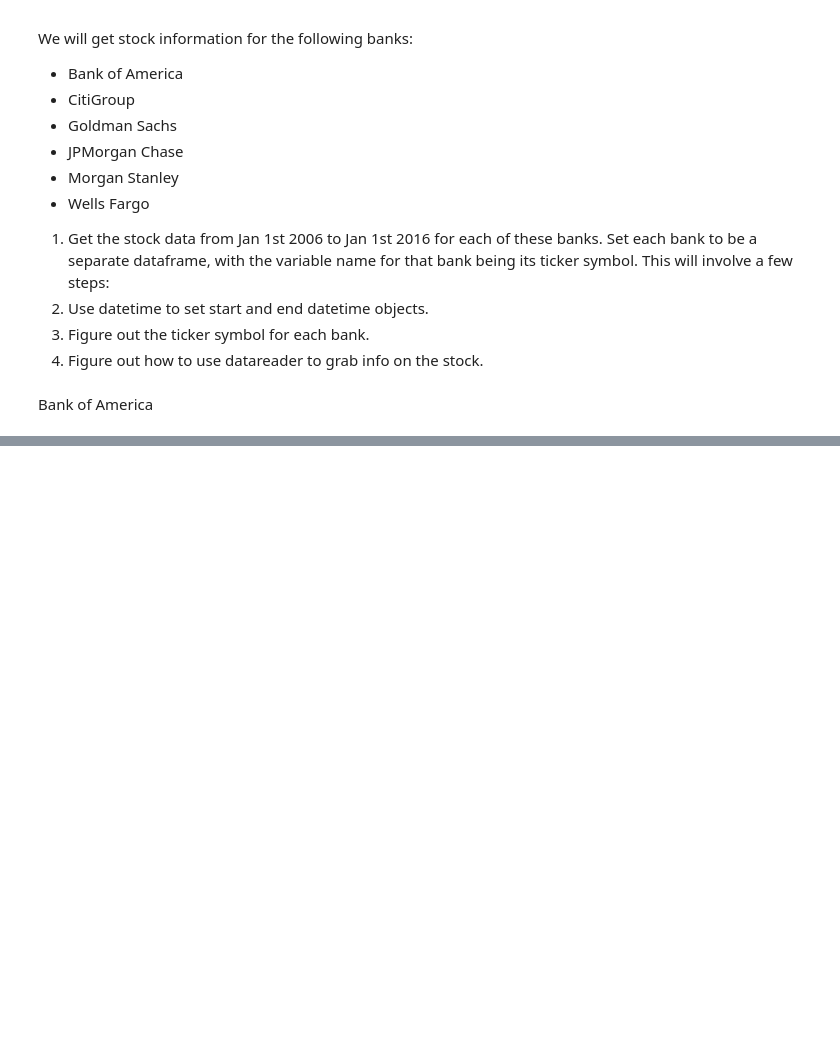
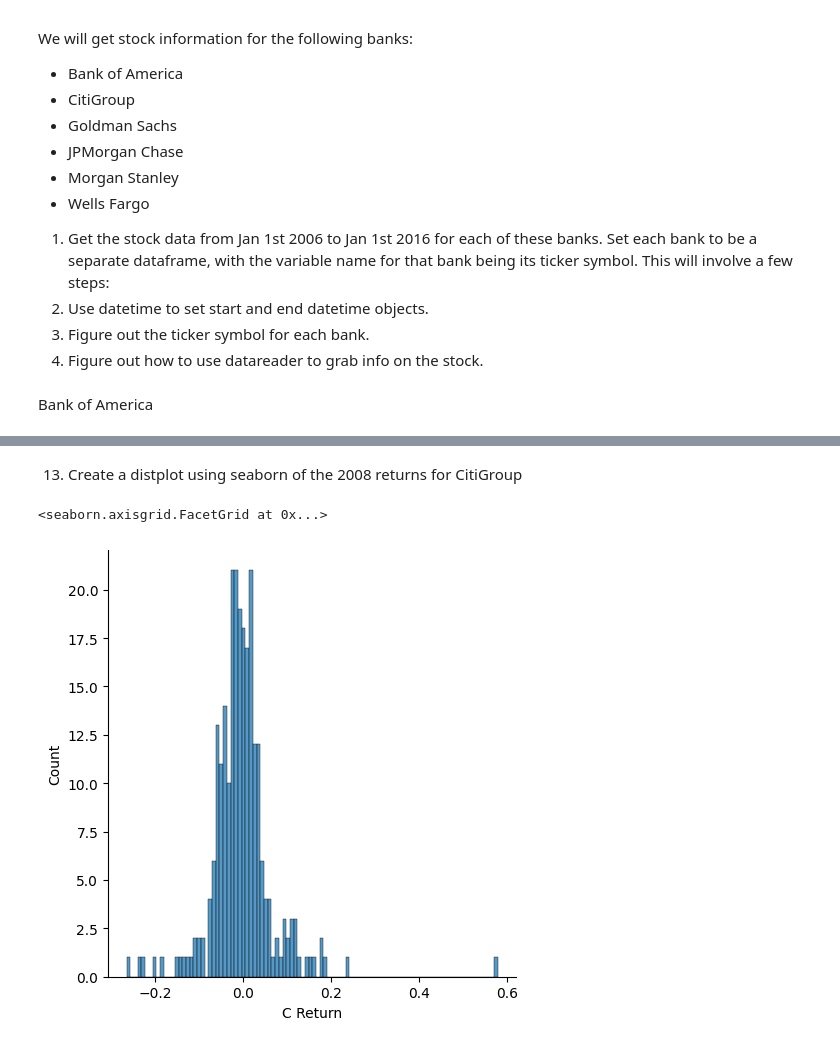
Before and after one commit to lostconnectionhere/finance_data_project, a Jupyter notebook: finance_data.ipynb, the cells around one changed output, grey strips where cells are left out. Drawn from its saved outputs; the diff is of its cells as text; code cells hidden in the pictures; blank space fills up the shorter version.

```diff
--- a/finance_data.ipynb
+++ b/finance_data.ipynb
@@ -58,0 +180,7 @@ WFC = data.DataReader('WFC', 'stooq', start, end)
+# %% [markdown]
+ 13. Create a distplot using seaborn of the 2008 returns for CitiGroup
+# %%
+sns.displot(returns.loc['2008-01-01' : '2008-12-31']['C Return'], bins=100)
+# %% [output]
+<seaborn.axisgrid.FacetGrid at 0x...>
+[figure, added]
```
Also changed, not shown: parts of 24 cells of this notebook, 1 other file.
